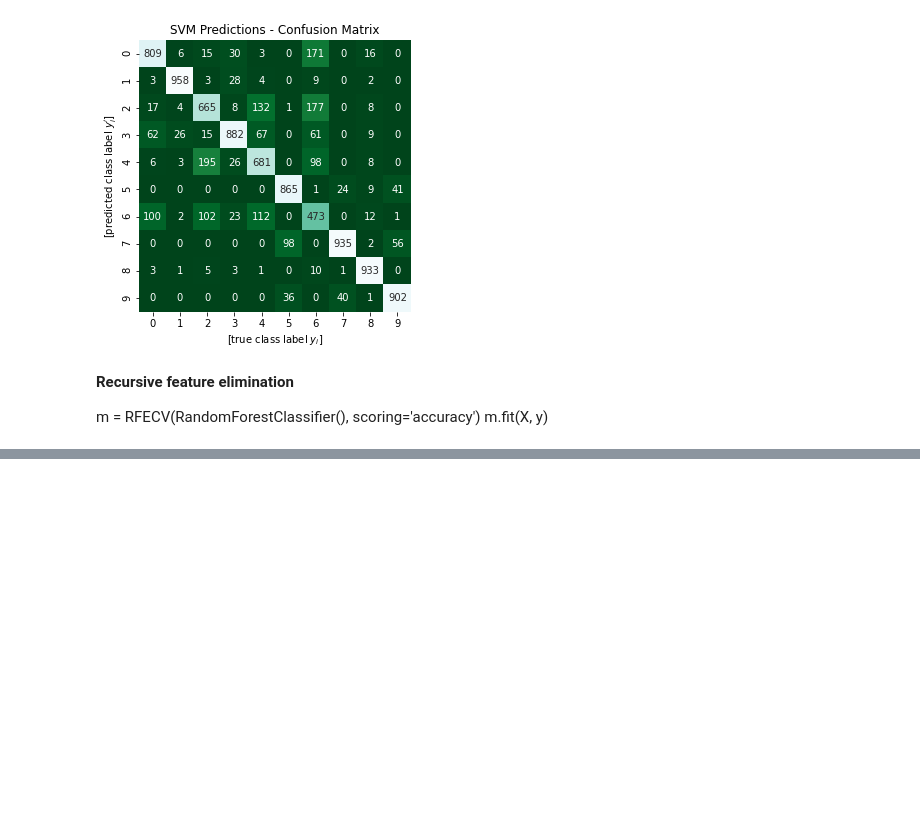
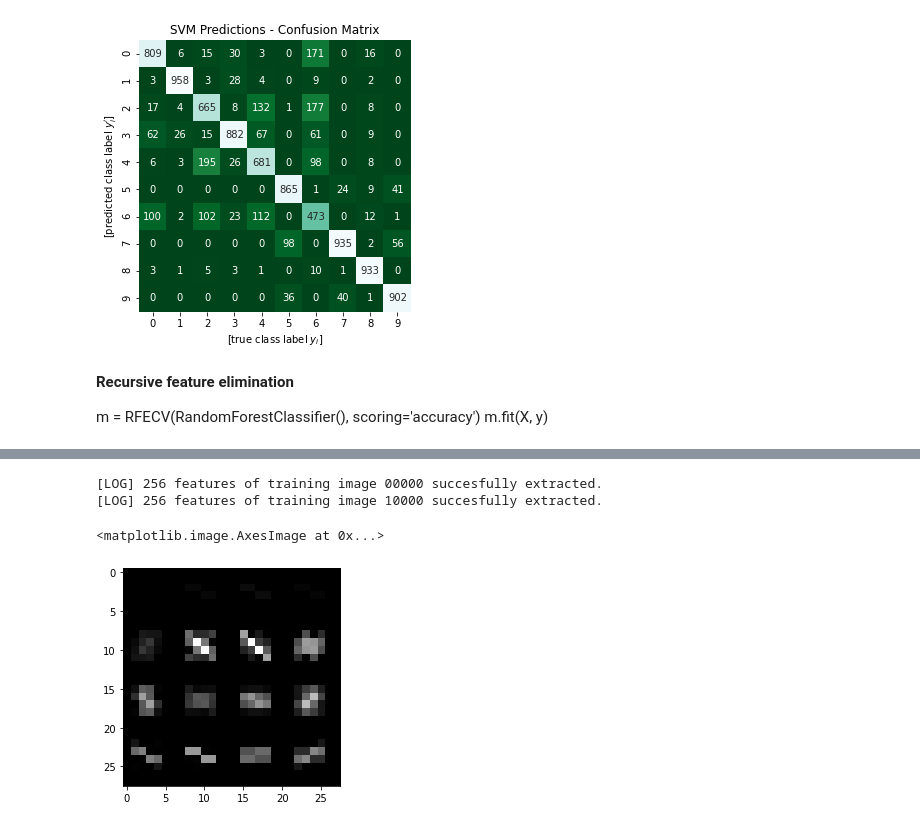
Before and after one commit to don3tan/MLCodingChallenge, a Jupyter notebook: PCA_FeatureSelection.ipynb, the cells around one changed output, grey strips where cells are left out. Drawn from its saved outputs; the diff is of its cells as text; code cells hidden in the pictures; blank space fills up the shorter version.

```diff
--- a/PCA_FeatureSelection.ipynb
+++ b/PCA_FeatureSelection.ipynb
@@ -513,0 +518,6 @@ m.fit(X, y)
+# %%
+#Testing the hog Feature with 10k data
+sampled_train_images = pd.DataFrame(train_images).sample(20000, axis=0, random_state=random_seed)
+sampled_train_labels = train_labels[sampled_train_images.index.tolist()]
+# %%
+hog_sampled_train_images = sampled_train_images.apply(lambda x : x.values.reshape(28,28,1),axis=1)
@@ -513,0 +526,42 @@ m.fit(X, y)
+# %%
+orientation = 16
+pixel_cell = (7,7)
+
+### Sampled Data Test
+# Orientation 4 with (14 x 14) cells = 62.8% accuracy
+# Orientation 4 with (7 x 7) cells = 79.12% accuracy
+# Orientation 8 with (7 x 7) cells = 83.52% accuracy
+# Orientation 6 with (7 x 7) cells = 81.89% accuracy
+# Orientation 16 with (7 x 7) cells = 85.45% accuracy
+# Orientation 32 with (7 x 7) cells = 85.54% accuracy
+# Orientation 32 with (14 x 14) cells = 78.46% accuracy
+# %%
+# extract the hog features of all training images
+
+# init list of hog features
+train_images_hog_features = []
+train_images_hog_images = []
+
+# iterate over all training images
+for i, sampled_train_image in enumerate(hog_sampled_train_images):
+
+    # extract hog features of current training image
+    train_features, train_image = hog(eval_image, orientations=orientation, pixels_per_cell=pixel_cell, cells_per_block=(1, 1), visualize=True, transform_sqrt=True)
+    # print(hog(sampled_train_image, orientations=2, pixels_per_cell=(14, 14), cells_per_block=(1, 1), visualize=True))
+    # collect extracted hog features
+    train_images_hog_features.append(train_features)
+    train_images_hog_images.append(train_image)
+
+    # case: print image processing status
+    if i % 10000 == 0:
+
+        # print log message
+        print('[LOG] {} features of training image {} succesfully extracted.'.format(str(len(train_features)), str(i).zfill(5)))
+# %% [output]
+[LOG] 256 features of training image 00000 succesfully extracted.
+[LOG] 256 features of training image 10000 succesfully extracted.
+# %%
+plt.imshow(train_images_hog_images[1000], cmap='gray')
+# %% [output]
+<matplotlib.image.AxesImage at 0x...>
+[figure, added]
```
Also changed, not shown: parts of 19 cells of this notebook.
